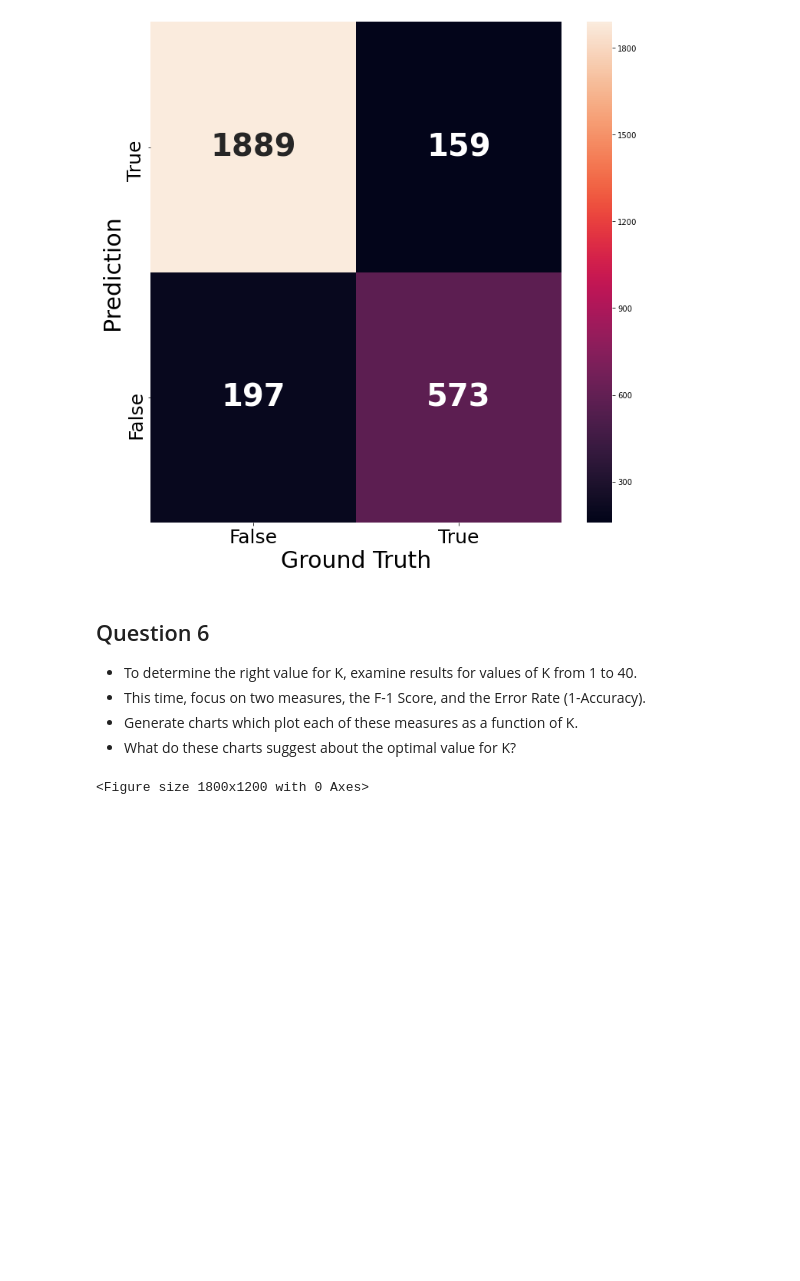
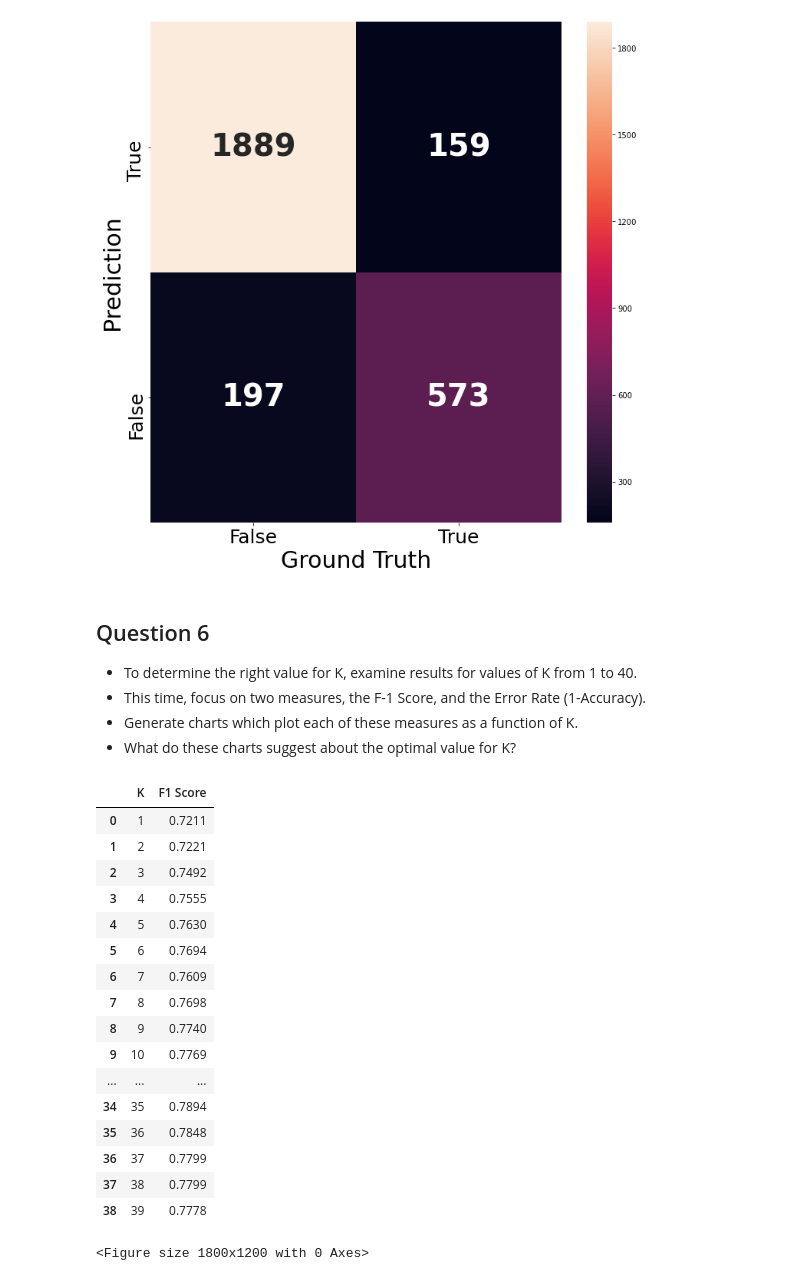
Before and after one commit to MedardTesla/IBM_Professional_certificat_Supervised_Machine_Learning_Classification, a Jupyter notebook: 03b_LAB_KNN.ipynb, the cells around one changed output. Saved outputs shown, nothing was run; the diff lists cells and outputs as text; code cells hidden in the pictures; blank space fills up the shorter version.

```diff
--- a/03b_LAB_KNN.ipynb
+++ b/03b_LAB_KNN.ipynb
@@ -316,6 +355,26 @@ for k in range(1, max_k):
 
 f1_results = pd.DataFrame(f1_scores, columns=['K', 'F1 Score'])
 error_results = pd.DataFrame(error_rates, columns=['K', 'Error Rate'])
+# %%
+f1_results
+# %% [output]
+|  | K | F1 Score |
+| 0 | 1 | 0.7211 |
+| 1 | 2 | 0.7221 |
+| 2 | 3 | 0.7492 |
+| 3 | 4 | 0.7555 |
+| 4 | 5 | 0.7630 |
+| 5 | 6 | 0.7694 |
+| 6 | 7 | 0.7609 |
+| 7 | 8 | 0.7698 |
+| 8 | 9 | 0.7740 |
+| 9 | 10 | 0.7769 |
+| ... | ... | ... |
+| 34 | 35 | 0.7894 |
+| 35 | 36 | 0.7848 |
+| 36 | 37 | 0.7799 |
+| 37 | 38 | 0.7799 |
+| 38 | 39 | 0.7778 |
 # %%
 # Plot F1 results
 sns.set_context('talk')
```
Also changed, not shown: parts of 7 cells of this notebook, 3 other files.
